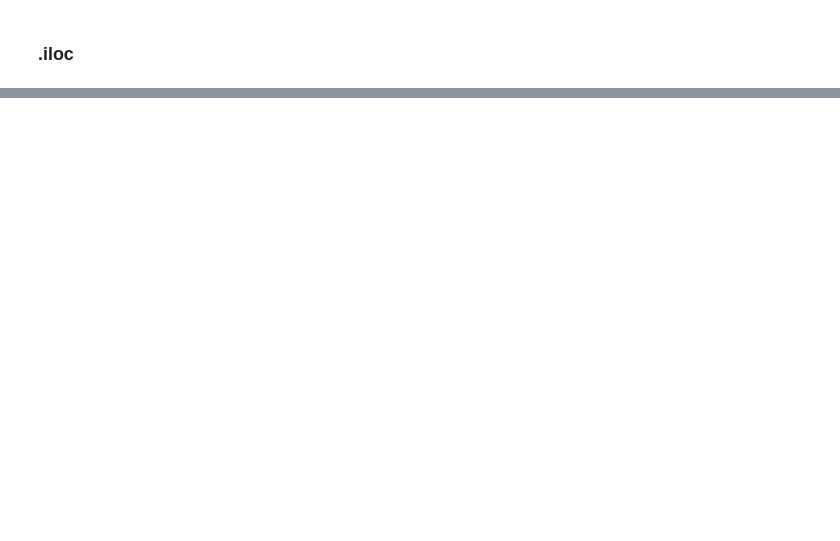
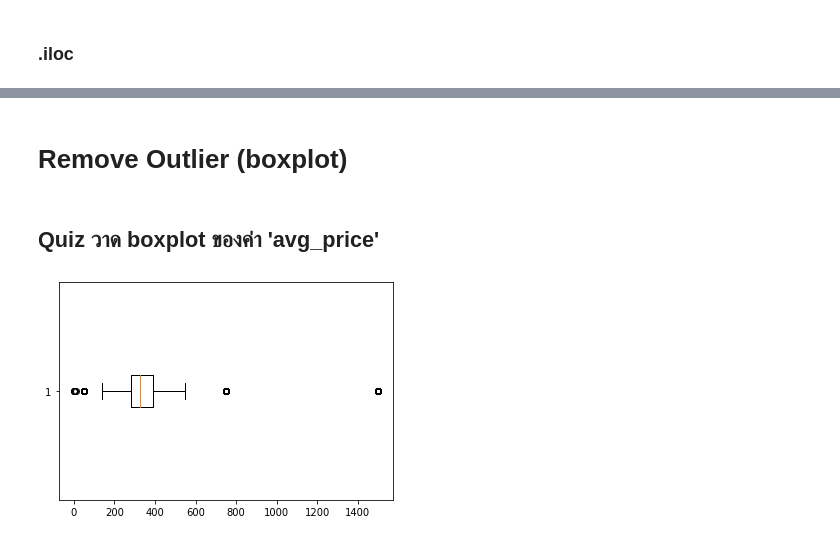
Before and after one commit to Suchirapon/KKU_data_mining, a Jupyter notebook: Pandas_101.ipynb, the cells around one changed output, grey strips where cells are left out. Saved outputs shown, nothing was run; the diff lists cells and outputs as text; code cells hidden in the pictures; blank space fills up the shorter version.

```diff
--- a/Pandas_101.ipynb
+++ b/Pandas_101.ipynb
@@ -202,0 +433,4 @@ data_covid[data_covid['risk']=='คนต่างชาติเดินทา
+# %%
+# หาค่าเฉลี่ยของจังหวัดทั้งหมด เพื่อเอาไปใส่ในจังหวัดที่ไม่มี ค่าเฉลี่ยเลย
+all_mean = new_table.dropna(subset=['avg_price'])['avg_price'].mean()
+all_mean
@@ -202,0 +441,7 @@ data_covid[data_covid['risk']=='คนต่างชาติเดินทา
+# %%
+all_cities_list = []
+for each_city in list(all_cities): # วนลูปสำหรับ แต่ละเมือง
+
+     temp_table = new_table[new_table['city_name']==each_city].copy()
+     temp_table[['avg_price']] = temp_table[['avg_price']].fillna(new_table[new_table['city_name']==each_city].dropna()['avg_price'].mean())
+     all_cities_list.append(temp_table)
@@ -202,0 +450,4 @@ data_covid[data_covid['risk']=='คนต่างชาติเดินทา
+# %%
+all_no_missing = pandas.concat(all_cities_list)
+all_no_missing
+# ที่ยังขึ้น NaN เพราะ มีบางจังหวัดที่ไม่มีค่าเฉลี่ย
@@ -202,0 +468,4 @@ data_covid[data_covid['risk']=='คนต่างชาติเดินทา
+# %%
+# เติมค่าเฉลี่ยลงในจังหวัดที่ไม่มีค่าเฉลี่ย ด้วยค่าเฉลี่ยของทุกจังหวัด all_mean
+all_no_missing = all_no_missing.fillna(all_mean)
+all_no_missing.isnull().any() # เช็คว่ายังมี missing อยู่มั้ย
@@ -202,0 +493,4 @@ data_covid[data_covid['risk']=='คนต่างชาติเดินทา
+# %% [markdown]
+# Remove Outlier (boxplot)
+# %% [markdown]
+## Quiz วาด boxplot ของค่า 'avg_price'
@@ -202,0 +499,4 @@ data_covid[data_covid['risk']=='คนต่างชาติเดินทา
+# %%
+ret = plt.boxplot(all_no_missing['avg_price'],vert=False)
+# %% [output]
+[figure, added]
```
Also changed, not shown: parts of 111 cells of this notebook.
